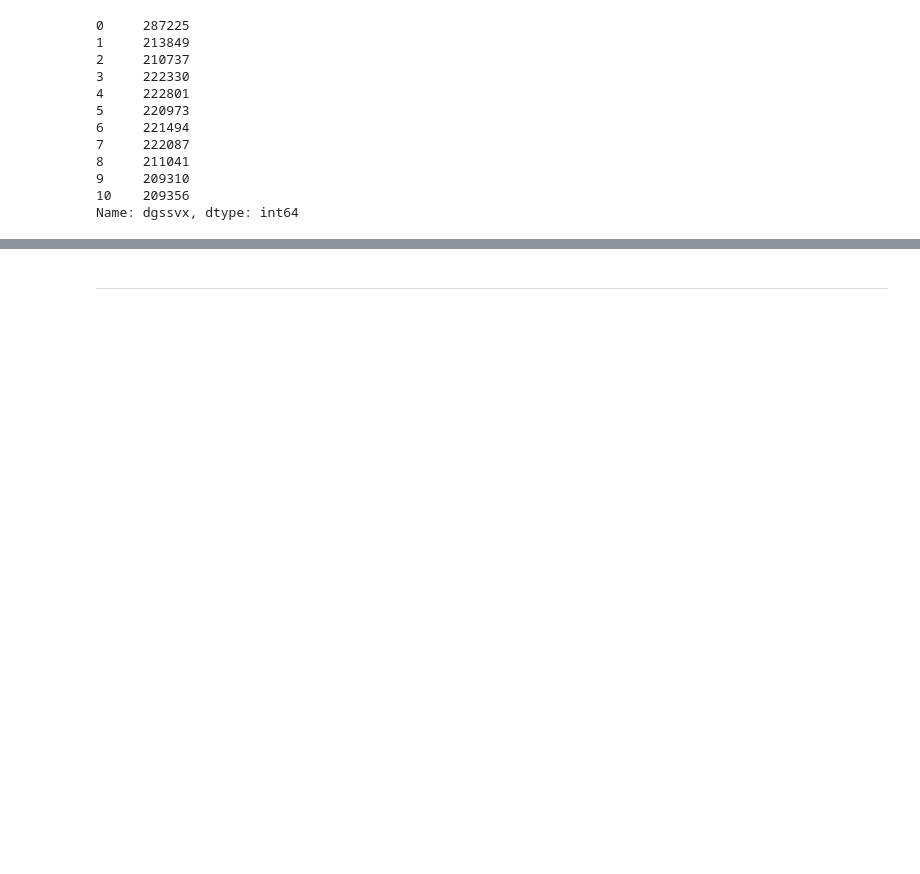
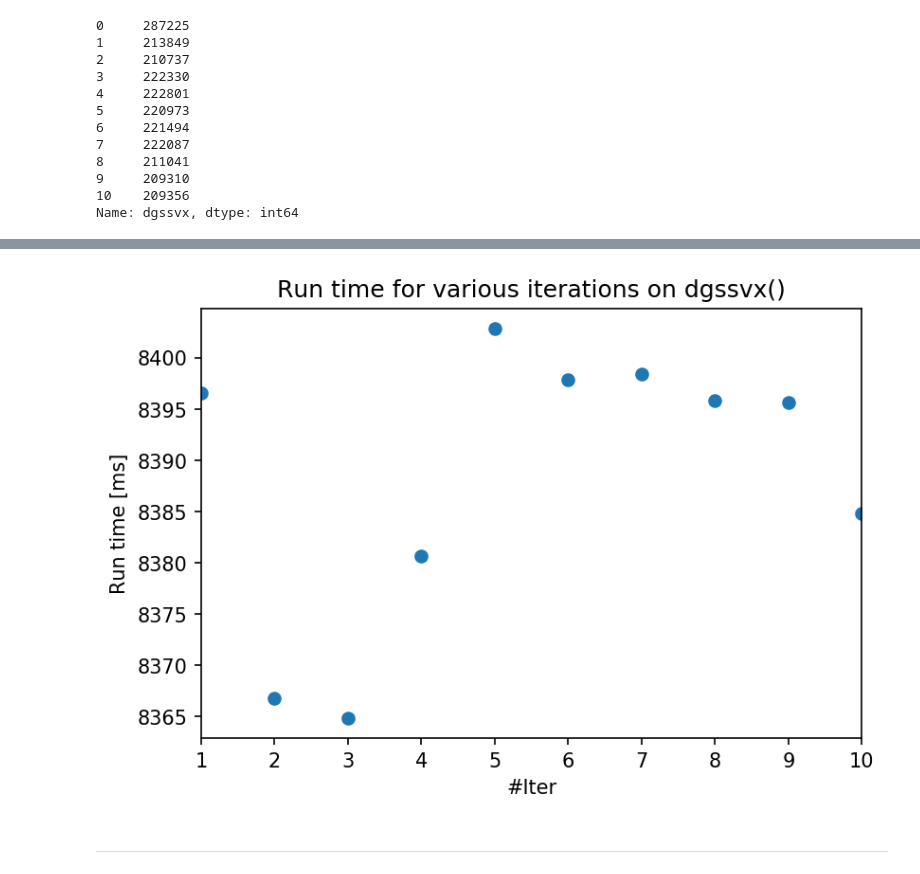
Before and after one commit to mflehmig/SuperLUbench, a Jupyter notebook: doc/SuperLUbench.ipynb, the cells around one changed output, grey strips where cells are left out. Saved outputs shown, nothing was run; the diff lists cells and outputs as text; code cells hidden in the pictures; blank space fills up the shorter version.

```diff
--- a/doc/SuperLUbench.ipynb
+++ b/doc/SuperLUbench.ipynb
@@ -106,9 +109,11 @@ plt.show()
 # %%
 # 2. Way:
 a = (slu_nat['dgssvx'])[1:11]/1000
-ax = a.plot(style='o',title='Title')
-ax.set(xlabel="x label", ylabel="y label")
+ax = a.plot(style='o',title='Run time for various iterations on dgssvx()')
+ax.set(xlabel="#Iter", ylabel="Run time [ms]")
 plt.show()
+# %% [output]
+[figure, added]
 # %% [markdown]
 ---
 # %% [markdown]
```
Also changed, not shown: parts of 24 cells of this notebook.
